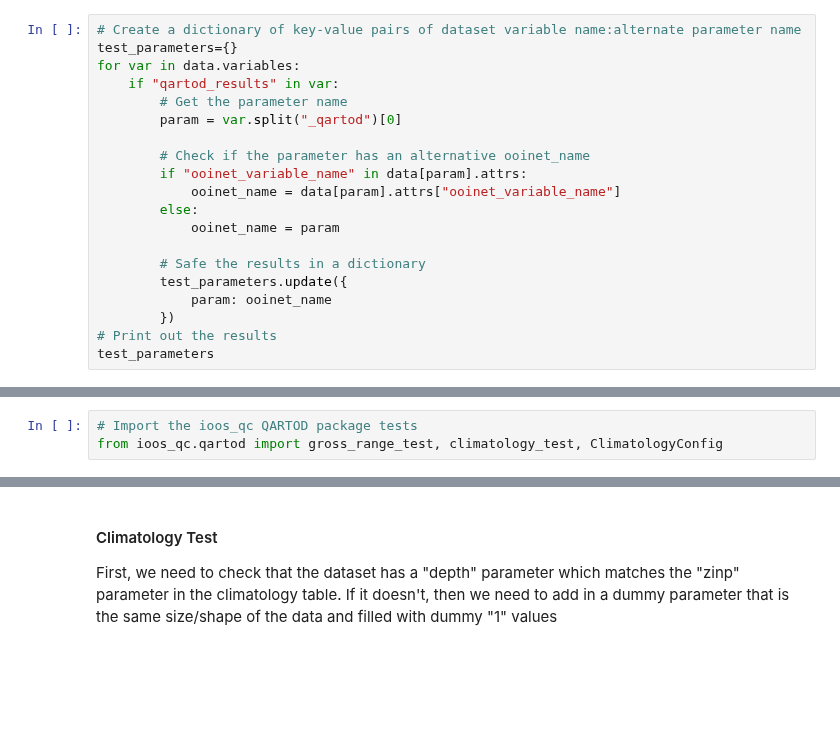
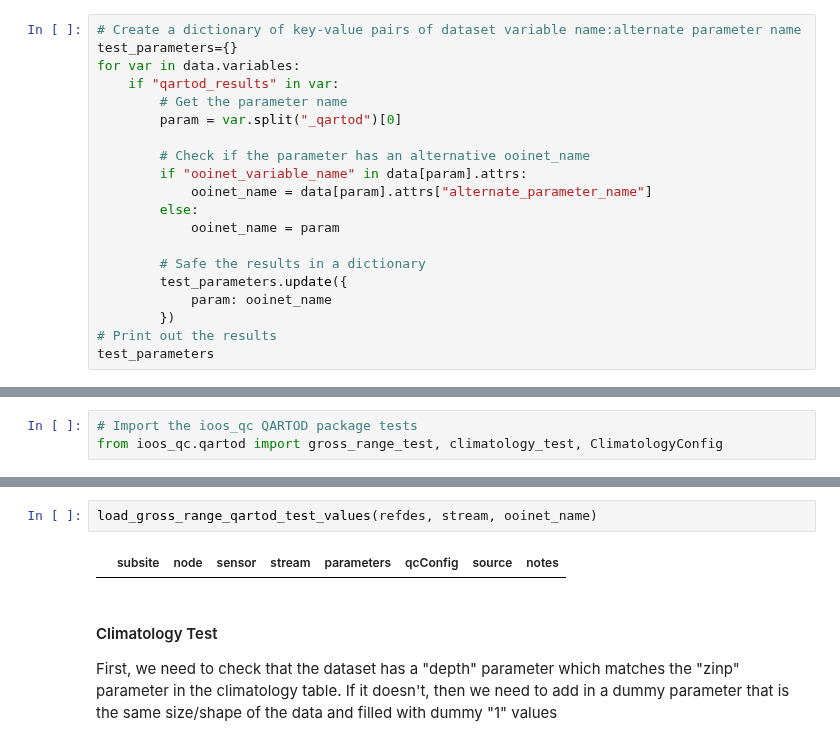
Before and after one commit to cooleyky/QAQC_Sandbox, a Jupyter notebook: QARTOD/Testing/scripts/Dev1_Testing.ipynb, the cells around one changed output, grey strips where cells are left out. Saved outputs shown, nothing was run; the diff lists cells and outputs as text; blank space fills up the shorter version.

Commit message:
Change ooinet_variable_name to alternate_parameter_name

```diff
--- a/QARTOD/Testing/scripts/Dev1_Testing.ipynb
+++ b/QARTOD/Testing/scripts/Dev1_Testing.ipynb
@@ -181,7 +178,7 @@ for var in data.variables:
 
         # Check if the parameter has an alternative ooinet_name
         if "ooinet_variable_name" in data[param].attrs:
-            ooinet_name = data[param].attrs["ooinet_variable_name"]
+            ooinet_name = data[param].attrs["alternate_parameter_name"]
         else:
             ooinet_name = param
 
@@ -408,3 +404,7 @@ gross_range_results
+# %%
+load_gross_range_qartod_test_values(refdes, stream, ooinet_name)
+# %% [output]
+|  | subsite | node | sensor | stream | parameters | qcConfig | source | notes |
 # %% [markdown]
 #### Climatology Test
 
```
Also changed, not shown: parts of 9 cells of this notebook.
